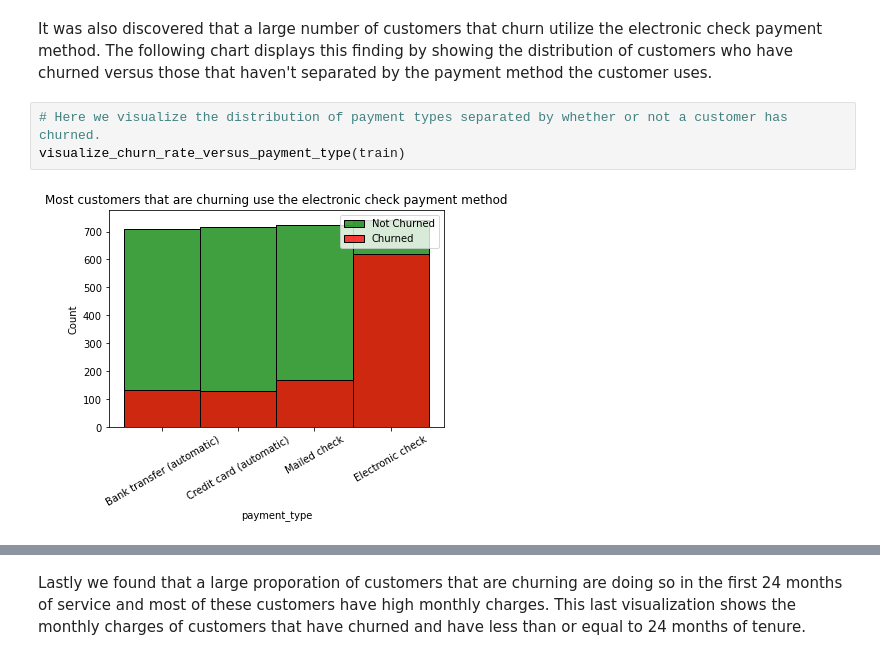
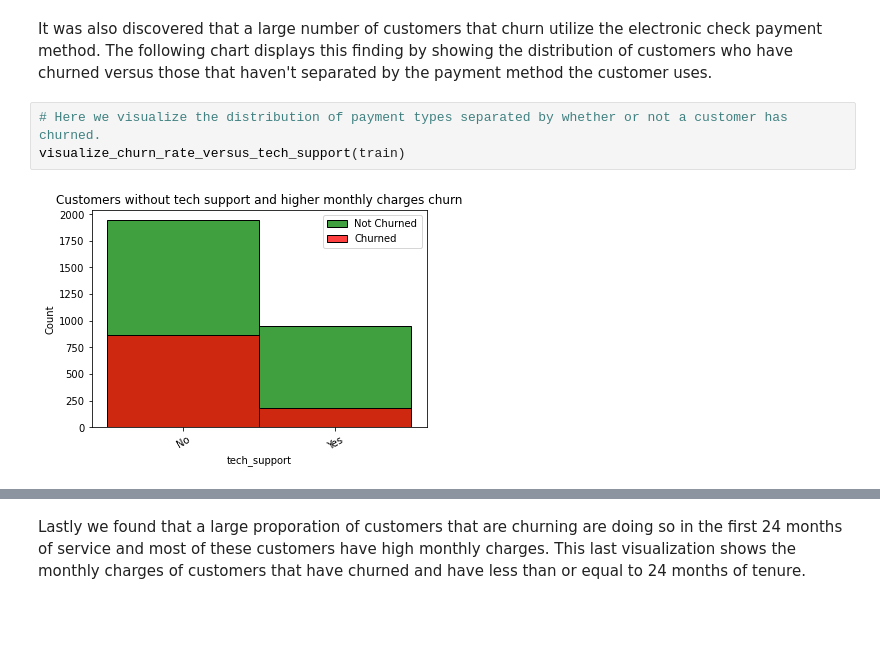
Before and after one commit to alegarcia-dev/telco-classification-project, a Jupyter notebook: Telco_Final_Report.ipynb, the cells around one changed output, grey strips where cells are left out. Drawn from its saved outputs; the diff is of its cells as text; blank space fills up the shorter version.

```diff
--- a/Telco_Final_Report.ipynb
+++ b/Telco_Final_Report.ipynb
@@ -119,6 +119,6 @@ visualize_churn_rate_versus_contract_type(train)
 It was also discovered that a large number of customers that churn utilize the electronic check payment method. The following chart displays this finding by showing the distribution of customers who have churned versus those that haven't separated by the payment method the customer uses.
 # %%
 # Here we visualize the distribution of payment types separated by whether or not a customer has churned.
-visualize_churn_rate_versus_payment_type(train)
+visualize_churn_rate_versus_tech_support(train)
 # %% [output]
-[figure, old version]
+[figure, new version]
```
Also changed, not shown: parts of 6 cells of this notebook, 4 other files.
